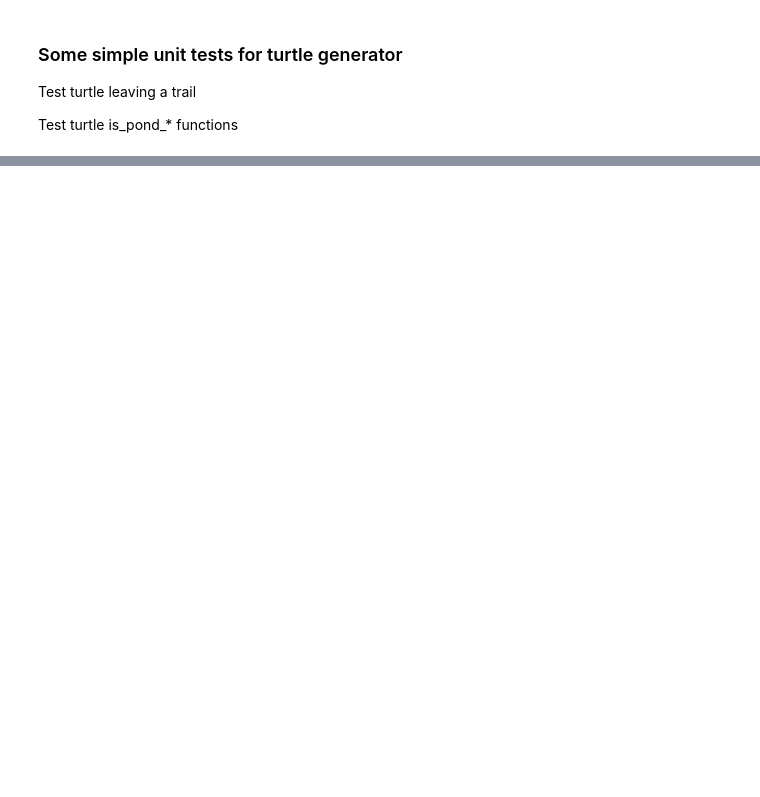
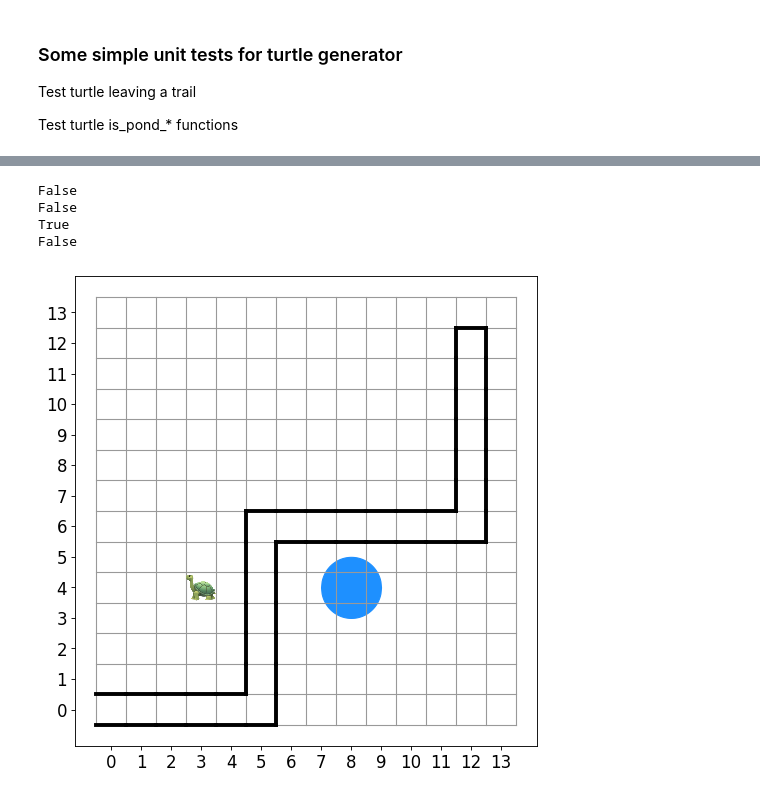
Before and after one commit to jbschroder/CS108, a Jupyter notebook: notebooks_turtle/unittest_turtle_trails_and_pond_finding.ipynb, the cells around one changed output, grey strips where cells are left out. Drawn from its saved outputs; the diff is of its cells as text; code cells hidden in the pictures; blank space fills up the shorter version.

```diff
--- a/notebooks_turtle/unittest_turtle_trails_and_pond_finding.ipynb
+++ b/notebooks_turtle/unittest_turtle_trails_and_pond_finding.ipynb
@@ -38,0 +101,14 @@ turtle15.watch_me_move()
+# %%
+turtle2 = turtle_generator(nx=14, ny=14, start_location=(3,4), maze_number=1,  pond_location=(8,4))
+turtle2.start_new_journey()
+print( turtle2.is_pond_above() )
+print( turtle2.is_pond_below() )
+print( turtle2.is_pond_to_right() )
+print( turtle2.is_pond_to_left() )
+turtle2.show_starting_position()
+# %% [output]
+False
+False
+True
+False
+[figure, added]
```
Also changed, not shown: parts of 10 cells of this notebook, 3 other files.
